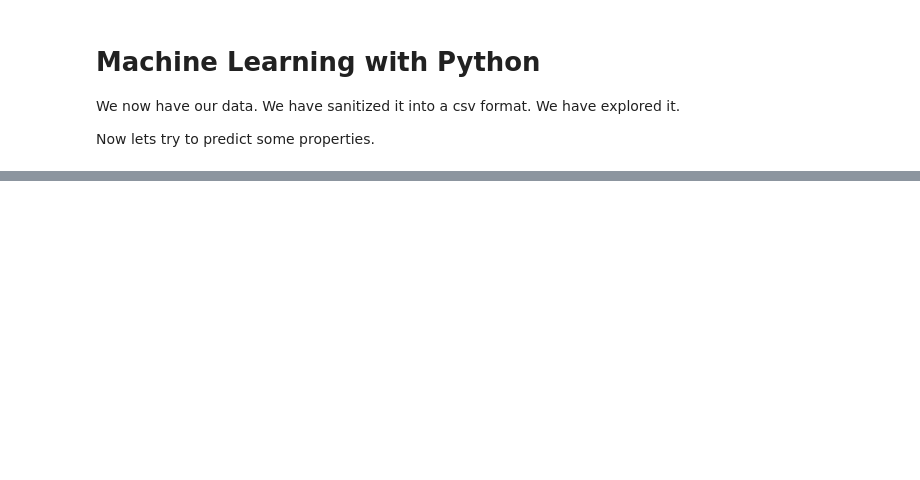
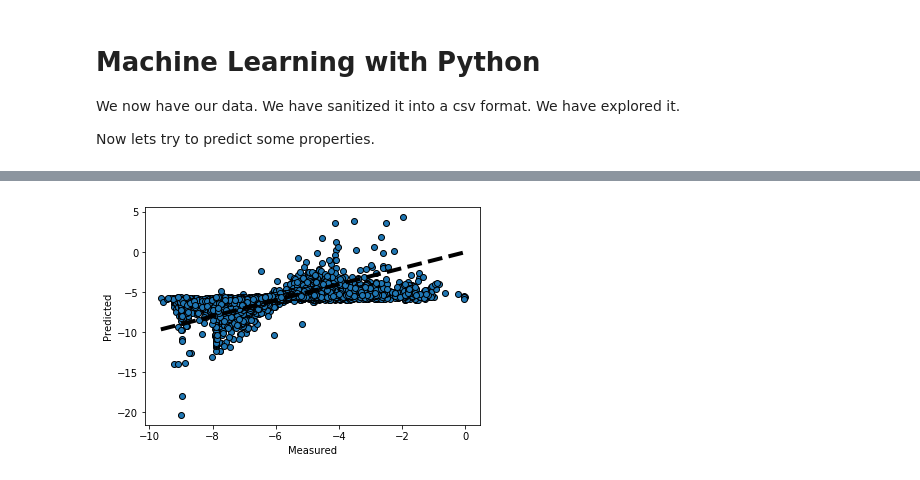
Before and after one commit to costrouc/mse-machinelearning-notebooks, a Jupyter notebook: notebooks/3-predicting-data.ipynb, the cells around one changed output, grey strips where cells are left out. Cells and saved outputs as stored; diff of their text form; code cells hidden in the pictures; blank space fills up the shorter version.

```diff
--- a/notebooks/3-predicting-data.ipynb
+++ b/notebooks/3-predicting-data.ipynb
@@ -21,0 +54,2 @@ df.sample(5)
+# %%
+simplified_df = df[['energy', 'volume', 'nsites', 'energy_per_atom']]
@@ -21,0 +69,7 @@ df.sample(5)
+# %%
+# convert from pandas dataframe to numpy array
+X = simplified_df[['energy', 'volume', 'nsites']].values
+y = simplified_df['energy_per_atom'].values
+
+print(X.shape, y.shape)
+print(X[:3], y[:3])
@@ -21,0 +110,18 @@ df.sample(5)
+# %%
+# Lets use a simple linear model
+from sklearn.linear_model import LinearRegression
+
+model = LinearRegression()
+# %%
+from sklearn.model_selection import cross_val_predict
+
+predicted =  cross_val_predict(model, X, y, cv=10)
+
+fig, ax = plt.subplots()
+ax.scatter(y, predicted, edgecolors=(0, 0, 0))
+ax.plot([y.min(), y.max()], [y.min(), y.max()], 'k--', lw=4)
+ax.set_xlabel('Measured')
+ax.set_ylabel('Predicted')
+plt.show()
+# %% [output]
+[figure, added]
```
Also changed, not shown: parts of 9 cells of this notebook, 2 other files.
